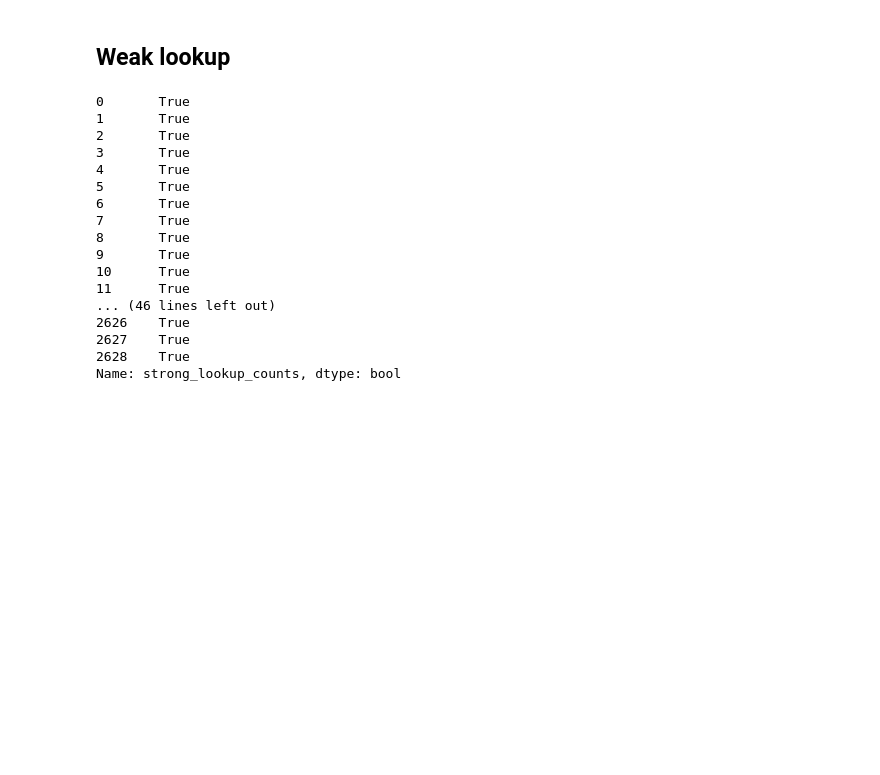
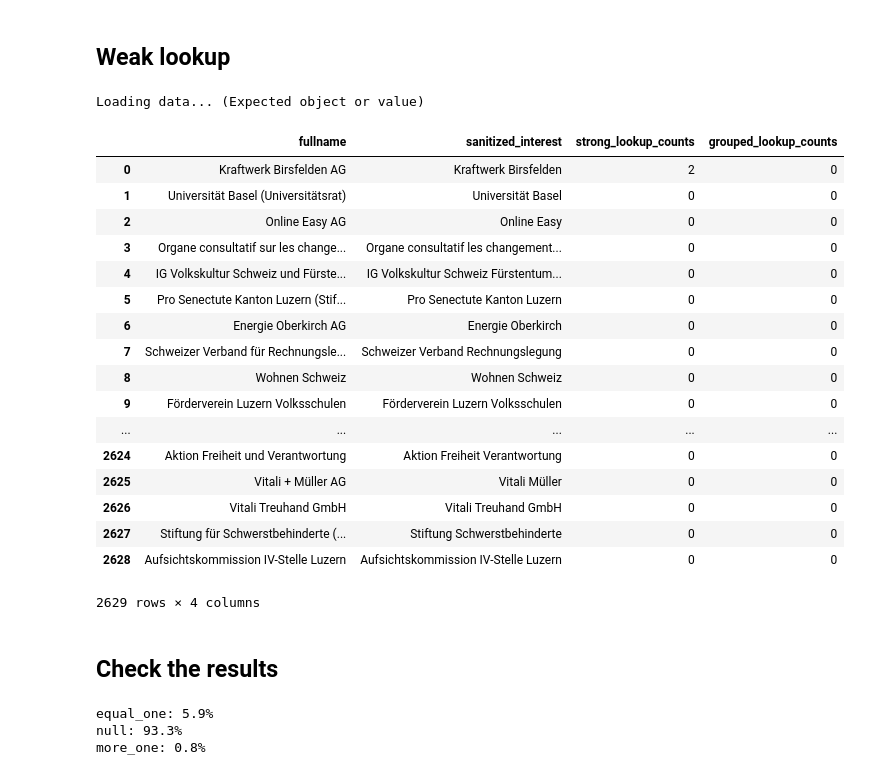
Before and after one commit to fdevillard/ada-swissleak, a Jupyter notebook: Prospect interest and Zefix results.ipynb, the cells around one changed output. Drawn from its saved outputs; the diff is of its cells as text; code cells hidden in the pictures; blank space fills up the shorter version.

```diff
--- a/Prospect interest and Zefix results.ipynb
+++ b/Prospect interest and Zefix results.ipynb
@@ -533,23 +542,40 @@ resolved_interests
 # %% [markdown]
 ## Weak lookup
-# %%
-interests_to_look = resolved_interests[resolved_interests.strong_lookup_counts == 0].sanitized_interest
-resolved_interests['weak_resolution'] =
-# %% [output]
-0       True
-1       True
-2       True
-3       True
-4       True
-5       True
-6       True
-7       True
-8       True
-9       True
-10      True
-11      True
-... (46 lines left out)
-2626    True
-2627    True
-2628    True
-Name: strong_lookup_counts, dtype: bool
+# %%
+def weak_lookup(resolved_interests):
+    interests_to_look = resolved_interests[resolved_interests.strong_lookup_counts != 1].sanitized_interest
+    ans = resolved_interests.strong_lookup_counts.copy()
+    ans.update(async_series_lookup(count_findings, interests_to_look))
+
+    return ans
+
+resolved_interests['grouped_lookup_counts'] = cached_call(lambda: weak_lookup(resolved_interests), 'weak_lookup_resolved', True)
+resolved_interests
+# %% [output]
+Loading data... (Expected object or value)
+|  | fullname | sanitized_interest | strong_lookup_counts | grouped_lookup_counts |
+| 0 | Kraftwerk Birsfelden AG | Kraftwerk Birsfelden | 2 | 0 |
+| 1 | Universität Basel (Universitätsrat) | Universität Basel | 0 | 0 |
+| 2 | Online Easy AG | Online Easy | 0 | 0 |
+| 3 | Organe consultatif sur les change... | Organe consultatif les changement... | 0 | 0 |
+| 4 | IG Volkskultur Schweiz und Fürste... | IG Volkskultur Schweiz Fürstentum... | 0 | 0 |
+| 5 | Pro Senectute Kanton Luzern (Stif... | Pro Senectute Kanton Luzern | 0 | 0 |
+| 6 | Energie Oberkirch AG | Energie Oberkirch | 0 | 0 |
+| 7 | Schweizer Verband für Rechnungsle... | Schweizer Verband Rechnungslegung | 0 | 0 |
+| 8 | Wohnen Schweiz | Wohnen Schweiz | 0 | 0 |
+| 9 | Förderverein Luzern Volksschulen | Förderverein Luzern Volksschulen | 0 | 0 |
+| ... | ... | ... | ... | ... |
+| 2624 | Aktion Freiheit und Verantwortung | Aktion Freiheit Verantwortung | 0 | 0 |
+| 2625 | Vitali + Müller AG | Vitali Müller | 0 | 0 |
+| 2626 | Vitali Treuhand GmbH | Vitali Treuhand GmbH | 0 | 0 |
+| 2627 | Stiftung für Schwerstbehinderte (... | Stiftung Schwerstbehinderte | 0 | 0 |
+| 2628 | Aufsichtskommission IV-Stelle Luzern | Aufsichtskommission IV-Stelle Luzern | 0 | 0 |
+2629 rows × 4 columns
+# %% [markdown]
+## Check the results
+# %%
+describe_ratios(resolved_interests.grouped_lookup_counts)
+# %% [output]
+equal_one: 5.9%
+null: 93.3%
+more_one: 0.8%
```
Also changed, not shown: parts of 13 cells of this notebook, 8 other files.
